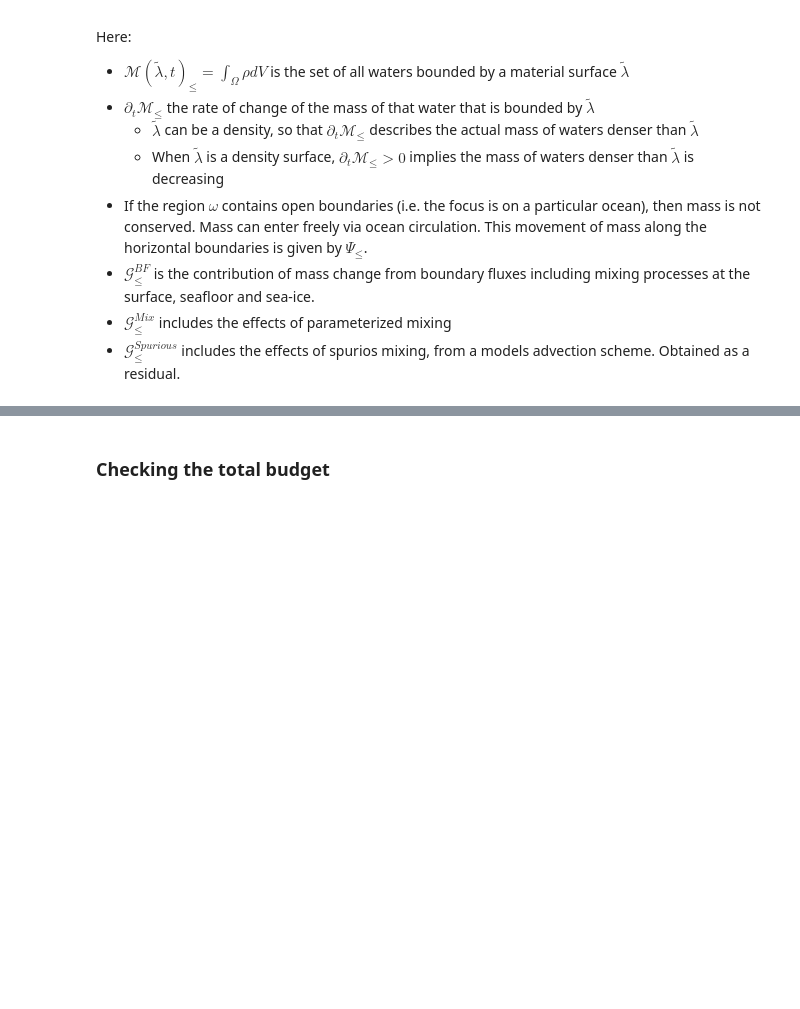
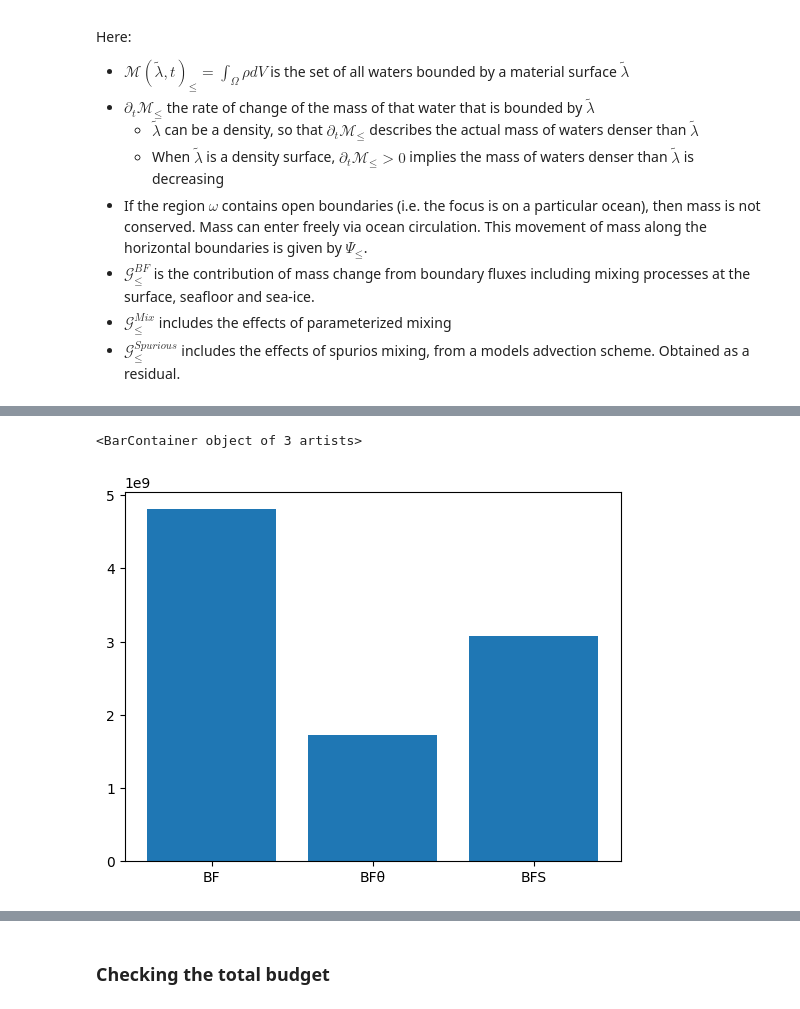
Before and after one commit to hdrake/CM4XTransientTracers, a Jupyter notebook: notebooks/paper_notebooks/SouthernOcean_Example.ipynb, the cells around one changed output, grey strips where cells are left out. Cells and saved outputs as stored; diff of their text form; code cells hidden in the pictures; blank space fills up the shorter version.

```diff
--- a/notebooks/paper_notebooks/SouthernOcean_Example.ipynb
+++ b/notebooks/paper_notebooks/SouthernOcean_Example.ipynb
@@ -175,0 +174,3 @@ wmb.wmt["surface_ocean_flux_advective_negative_rhs"].isel(exp = 0).sel(sigma2_l_
+# %%
+#advection budget
+wmt_bf = wmb.wmt.sel(sigma2_l_target = 37.00, method = "nearest").mean("time").compute()
@@ -175,0 +197,18 @@ wmb.wmt["surface_ocean_flux_advective_negative_rhs"].isel(exp = 0).sel(sigma2_l_
+# %%
+adv_tot = wmt_bf["surface_ocean_flux_advective_negative_rhs"]
+adv_θ = wmt_bf["surface_ocean_flux_advective_negative_rhs_heat"]
+adv_S = wmt_bf["surface_ocean_flux_advective_negative_rhs_salt"]
+
+surfx_θ = wmt_bf["surface_exchange_flux_heat"]
+surfx_S = wmt_bf["surface_exchange_flux_salt"]
+surfx = wmt_bf["surface_exchange_flux"]
+
+boundary_fluxes = wmt_bf["boundary_fluxes"]
+
+frazil_θ = wmt_bf["frazil_ice_heat"] #this is the same as frazil ice
+frazil = wmt_bf["frazil_ice"]
+
+bottom_flux_θ = wmt_bf["bottom_flux_heat"]
+
+boundary_fluxes_θ = surfx_θ + adv_θ + frazil_θ + bottom_flux_θ
+boundary_fluxes_S = adv_S + surfx_S
@@ -175,0 +231,7 @@ wmb.wmt["surface_ocean_flux_advective_negative_rhs"].isel(exp = 0).sel(sigma2_l_
+# %%
+iexp = 0
+plt.bar(["BF", "BFθ", "BFS"],
+        [boundary_fluxes.isel(exp = iexp), boundary_fluxes_θ.isel(exp = iexp), boundary_fluxes_S.isel(exp = iexp)])
+# %% [output]
+<BarContainer object of 3 artists>
+[figure, added]
```
Also changed, not shown: parts of 10 cells of this notebook, 6 other files.
